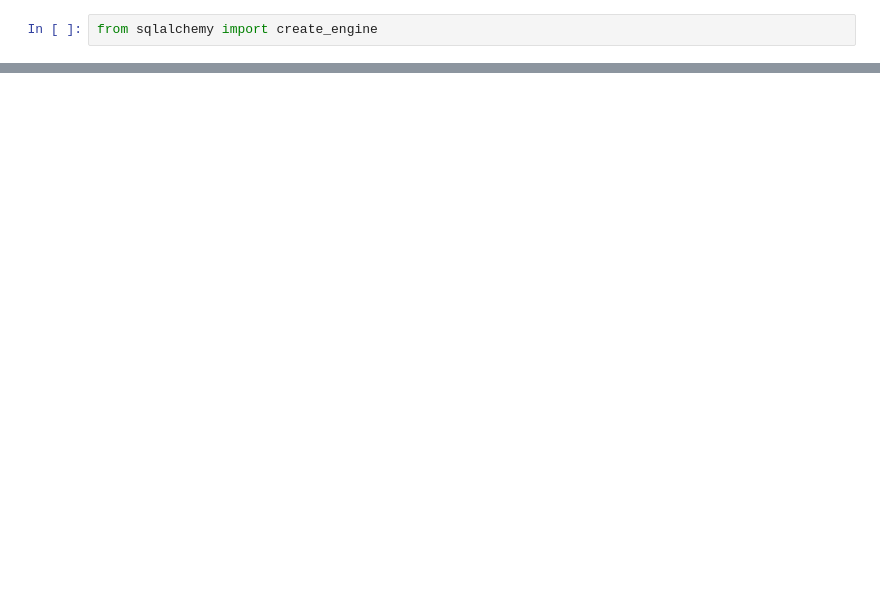
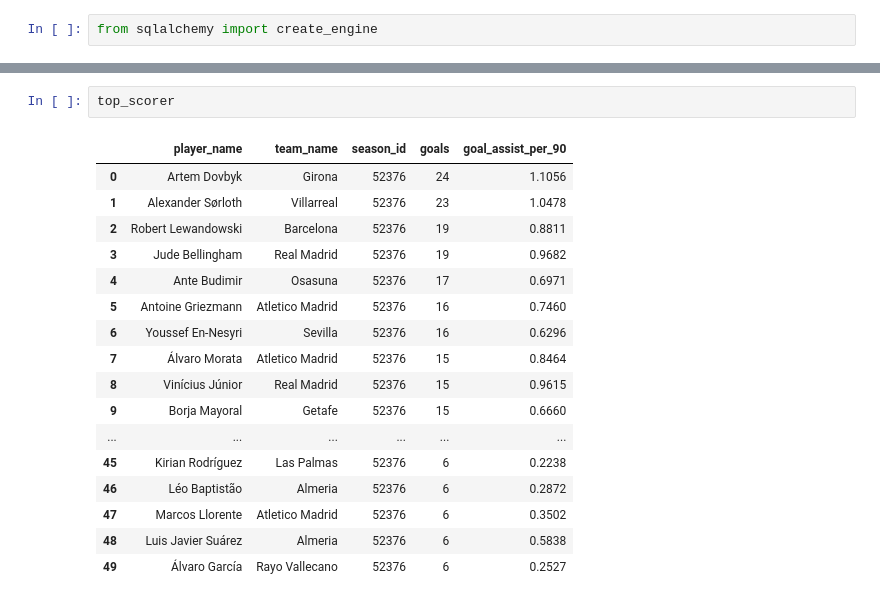
Before and after one commit to plinphon/dataeng_final, a Jupyter notebook: visual.ipynb, the cells around one changed output, grey strips where cells are left out. Cells and saved outputs as stored; diff of their text form; blank space fills up the shorter version.

```diff
--- a/visual.ipynb
+++ b/visual.ipynb
@@ -201,0 +91,20 @@ plotStatPos(
+# %%
+top_scorer
+# %% [output]
+|  | player_name | team_name | season_id | goals | goal_assist_per_90 |
+| 0 | Artem Dovbyk | Girona | 52376 | 24 | 1.1056 |
+| 1 | Alexander Sørloth | Villarreal | 52376 | 23 | 1.0478 |
+| 2 | Robert Lewandowski | Barcelona | 52376 | 19 | 0.8811 |
+| 3 | Jude Bellingham | Real Madrid | 52376 | 19 | 0.9682 |
+| 4 | Ante Budimir | Osasuna | 52376 | 17 | 0.6971 |
+| 5 | Antoine Griezmann | Atletico Madrid | 52376 | 16 | 0.7460 |
+| 6 | Youssef En-Nesyri | Sevilla | 52376 | 16 | 0.6296 |
+| 7 | Álvaro Morata | Atletico Madrid | 52376 | 15 | 0.8464 |
+| 8 | Vinícius Júnior | Real Madrid | 52376 | 15 | 0.9615 |
+| 9 | Borja Mayoral | Getafe | 52376 | 15 | 0.6660 |
+| ... | ... | ... | ... | ... | ... |
+| 45 | Kirian Rodríguez | Las Palmas | 52376 | 6 | 0.2238 |
+| 46 | Léo Baptistão | Almeria | 52376 | 6 | 0.2872 |
+| 47 | Marcos Llorente | Atletico Madrid | 52376 | 6 | 0.3502 |
+| 48 | Luis Javier Suárez | Almeria | 52376 | 6 | 0.5838 |
+| 49 | Álvaro García | Rayo Vallecano | 52376 | 6 | 0.2527 |
```
Also changed, not shown: parts of 21 cells of this notebook, 30 other files.
